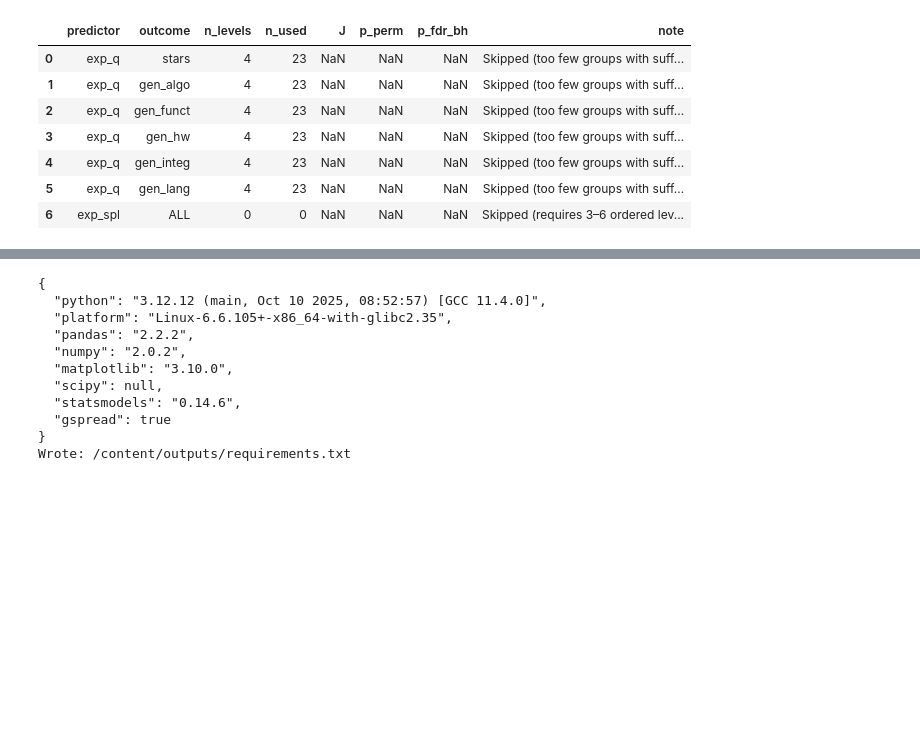
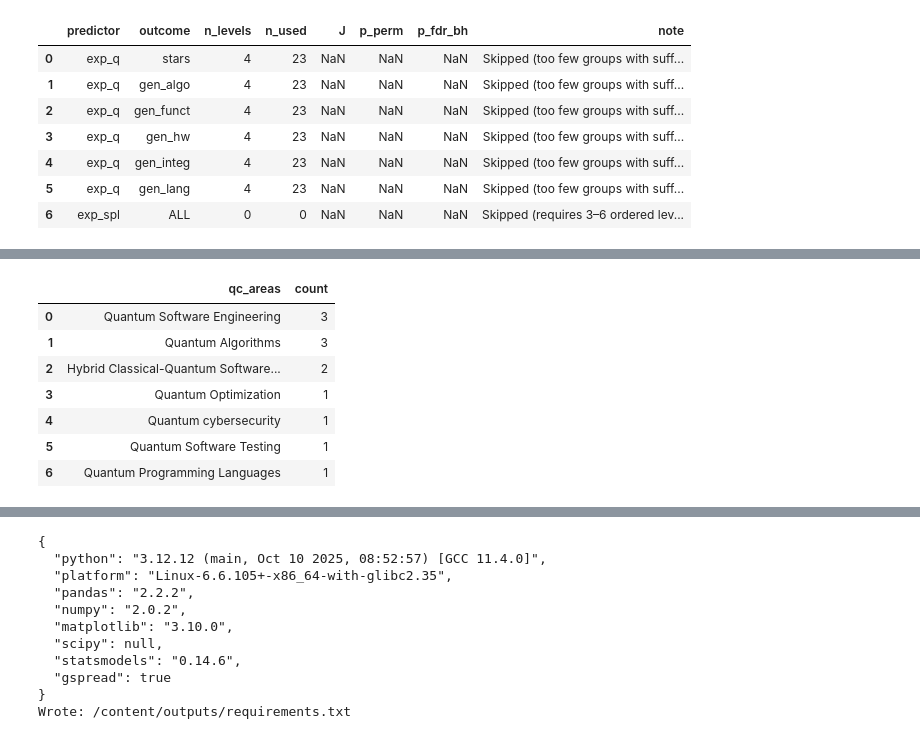
Before and after one commit to ricpdc/QSPL-Survey, a Jupyter notebook: QSE_Survey_Analysis_Colab.ipynb, the cells around one changed output, grey strips where cells are left out. Saved outputs shown, nothing was run; the diff lists cells and outputs as text; code cells hidden in the pictures; blank space fills up the shorter version.

```diff
--- a/QSE_Survey_Analysis_Colab.ipynb
+++ b/QSE_Survey_Analysis_Colab.ipynb
@@ -5459,9 +5454,0 @@ jt_results_ordinal = jt_df
-# %%
-#@title Frequency tables for categorical variables (edit COLS accordingly)
-CATEGORICAL_COLS = ["phase", "role", "exp_q", "exp_spl", "qc_areas", "country"]  # e.g., ["role", "country", "framework_primary"]
-freq_tables = {}
-for col in CATEGORICAL_COLS:
-    vc = df[col].value_counts(dropna=False)
-    freq_tables[col] = vc
-    print("\n=== {} ===".format(col))
-    display(vc)
@@ -5929,0 +5827,79 @@ def plot_likert_stacked(table: pd.DataFrame, title: str = "Perception of FM"):
+# %%
+# --------------------------------------------------
+# Cluster characterization by categorical variables
+# (descriptive counts, ordered by frequency)
+#
+# SINGLE_VALUED: exp_q, exp_spl
+# MULTI_VALUED : role, qc_areas
+# --------------------------------------------------
+
+import pandas as pd
+from IPython.display import display, Markdown
+
+SINGLE_VALUED = ["exp_q", "exp_spl"]
+MULTI_VALUED  = ["role", "qc_areas"]
+
+def split_multi(cell):
+    if pd.isna(cell):
+        return []
+    if isinstance(cell, list):
+        return [str(x).strip() for x in cell if str(x).strip()]
+    return [x.strip() for x in str(cell).split(",") if x.strip()]
+
+display(Markdown("## Cluster characterization by categorical variables (counts)"))
+
+for cluster_id in sorted(cluster_results_gen_participants["cluster"].unique()):
+    display(Markdown(f"### Cluster {cluster_id}"))
+
+    idx = cluster_results_gen_participants[
+        cluster_results_gen_participants["cluster"] == cluster_id
+    ].index
+
+    df_cluster = df.loc[idx]
+
+    # ----------------------------
+    # SINGLE-VALUED variables
+    # ----------------------------
+    display(Markdown("**Single-valued variables**"))
+
+    for var in SINGLE_VALUED:
+        if var not in df_cluster.columns:
+            continue
+
+        counts = (
+            df_cluster[var]
+            .astype(str)
+            .str.strip()
+            .replace("", pd.NA)
+            .dropna()
+            .value_counts()
+            .reset_index()
+        )
+        counts.columns = [var, "count"]
+
+        display(Markdown(f"*{var}*"))
+        display(counts)
+
+    # ----------------------------
+    # MULTI-VALUED variables
+    # ----------------------------
+    display(Markdown("**Multi-valued variables**"))
+
+    for var in MULTI_VALUED:
+        if var not in df_cluster.columns:
+            continue
+
+        values = []
+        for cell in df_cluster[var]:
+            values.extend(split_multi(cell))
+
+        counts = (
+            pd.Series(values)
+            .value_counts()
+            .reset_index()
+        )
+        counts.columns = [var, "count"]
+
+        display(Markdown(f"*{var}*"))
+        display(counts)
+# %% [output]
@@ -5929,0 +5925,8 @@ def plot_likert_stacked(table: pd.DataFrame, title: str = "Perception of FM"):
+|  | qc_areas | count |
+| 0 | Quantum Software Engineering | 3 |
+| 1 | Quantum Algorithms | 3 |
+| 2 | Hybrid Classical-Quantum Software... | 2 |
+| 3 | Quantum Optimization | 1 |
+| 4 | Quantum cybersecurity | 1 |
+| 5 | Quantum Software Testing | 1 |
+| 6 | Quantum Programming Languages | 1 |
```
Also changed, not shown: parts of 20 cells of this notebook.
